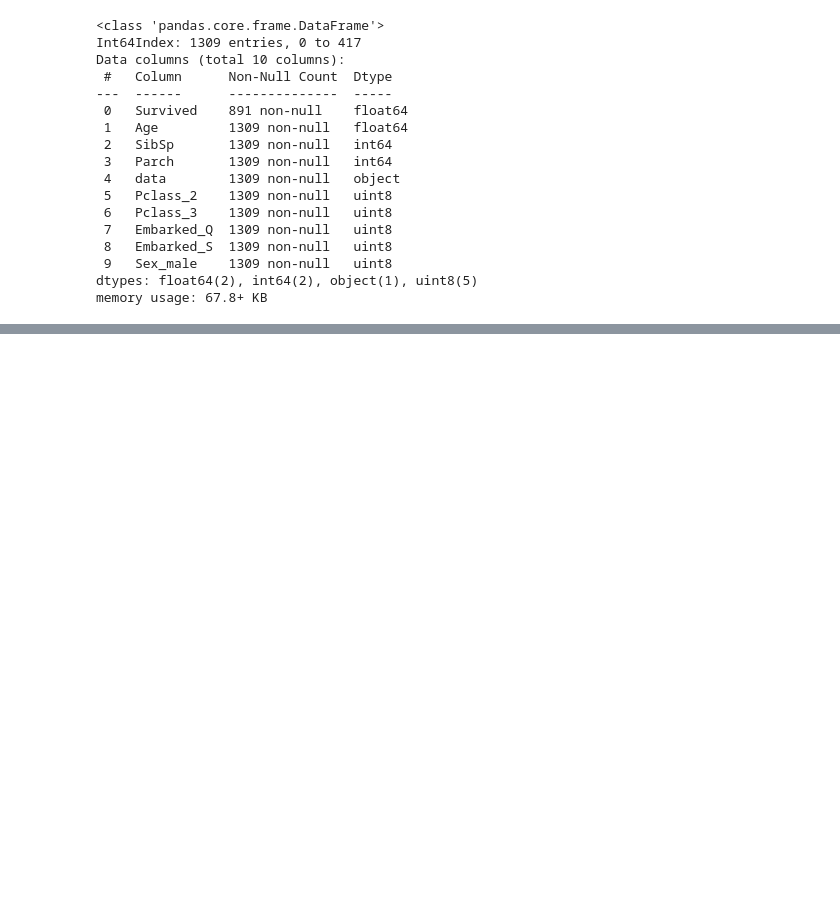
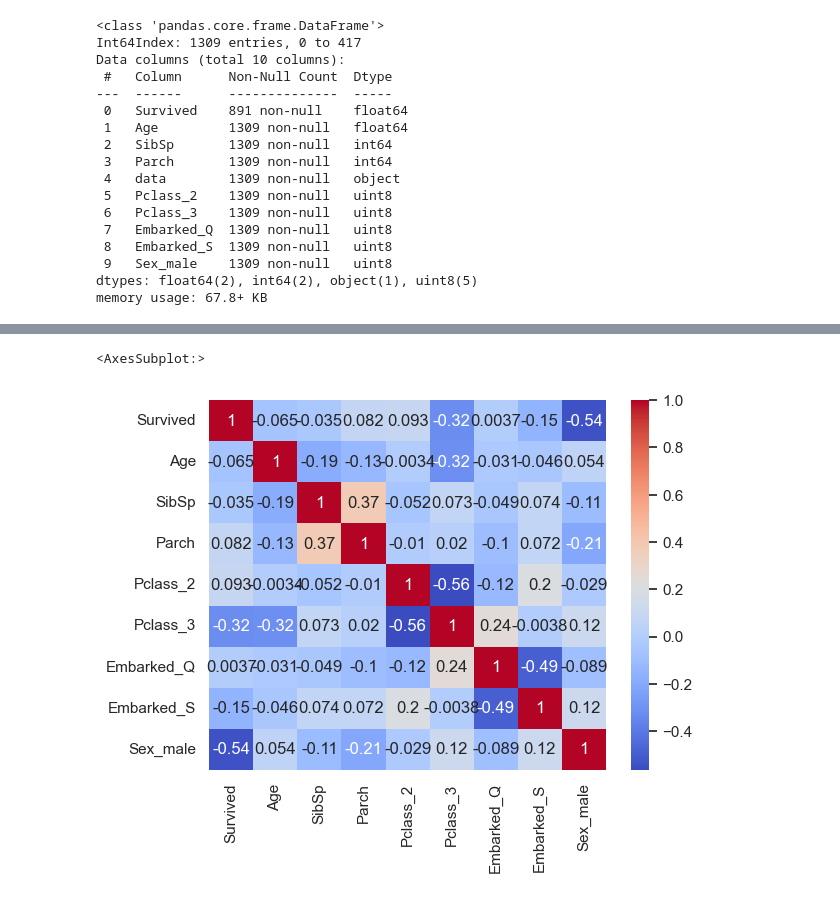
Before and after one commit to DastaN19/DataScienceProjects, a Jupyter notebook: TitanicPrediction/Titanic-data-analysis.ipynb, the cells around one changed output, grey strips where cells are left out. Drawn from its saved outputs; the diff is of its cells as text; code cells hidden in the pictures; blank space fills up the shorter version.

```diff
--- a/TitanicPrediction/Titanic-data-analysis.ipynb
+++ b/TitanicPrediction/Titanic-data-analysis.ipynb
@@ -326,0 +385,5 @@ memory usage: 67.8+ KB
+# %%
+sns.heatmap(all_data.corr(),annot=True,cmap = 'coolwarm')
+# %% [output]
+<AxesSubplot:>
+[figure, added]
```
Also changed, not shown: parts of 41 cells of this notebook, 4 other files.
